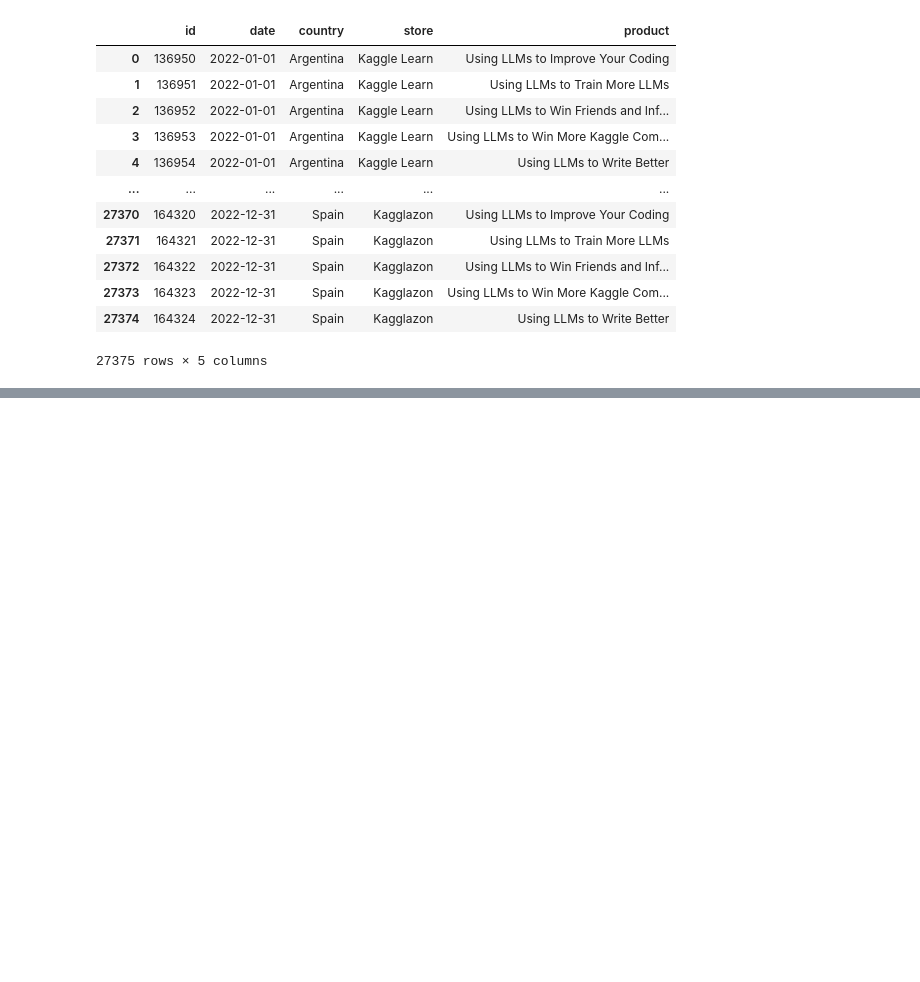
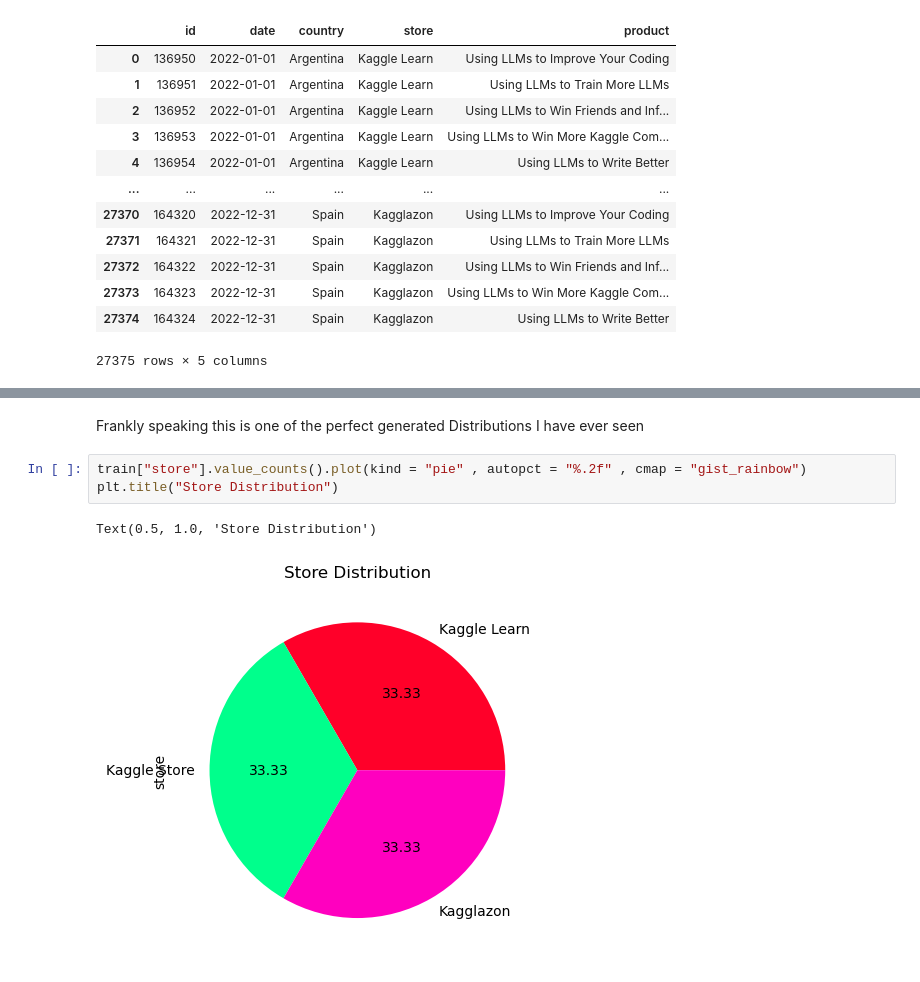
Before and after one commit to AyushSinghal9020/AyushSinghal9020, a Jupyter notebook: understanding-the-competition-s3e19.ipynb, the cells around one changed output, grey strips where cells are left out. Drawn from its saved outputs; the diff is of its cells as text; blank space fills up the shorter version.

```diff
--- a/understanding-the-competition-s3e19.ipynb
+++ b/understanding-the-competition-s3e19.ipynb
@@ -70,0 +85,8 @@ test
+# %% [markdown]
+Frankly speaking this is one of the perfect generated Distributions I have ever seen
+# %%
+train["store"].value_counts().plot(kind = "pie" , autopct = "%.2f" , cmap = "gist_rainbow")
+plt.title("Store Distribution")
+# %% [output]
+Text(0.5, 1.0, 'Store Distribution')
+[figure, added]
```
Also changed, not shown: parts of 7 cells of this notebook.
